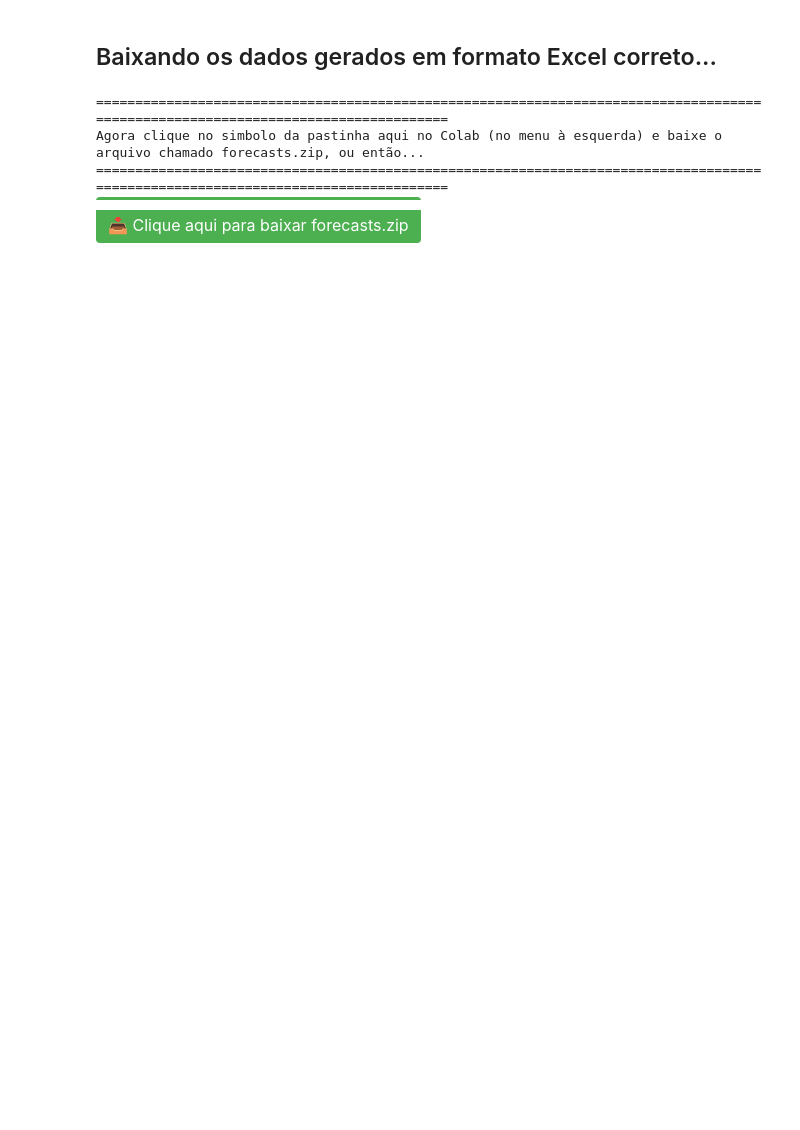
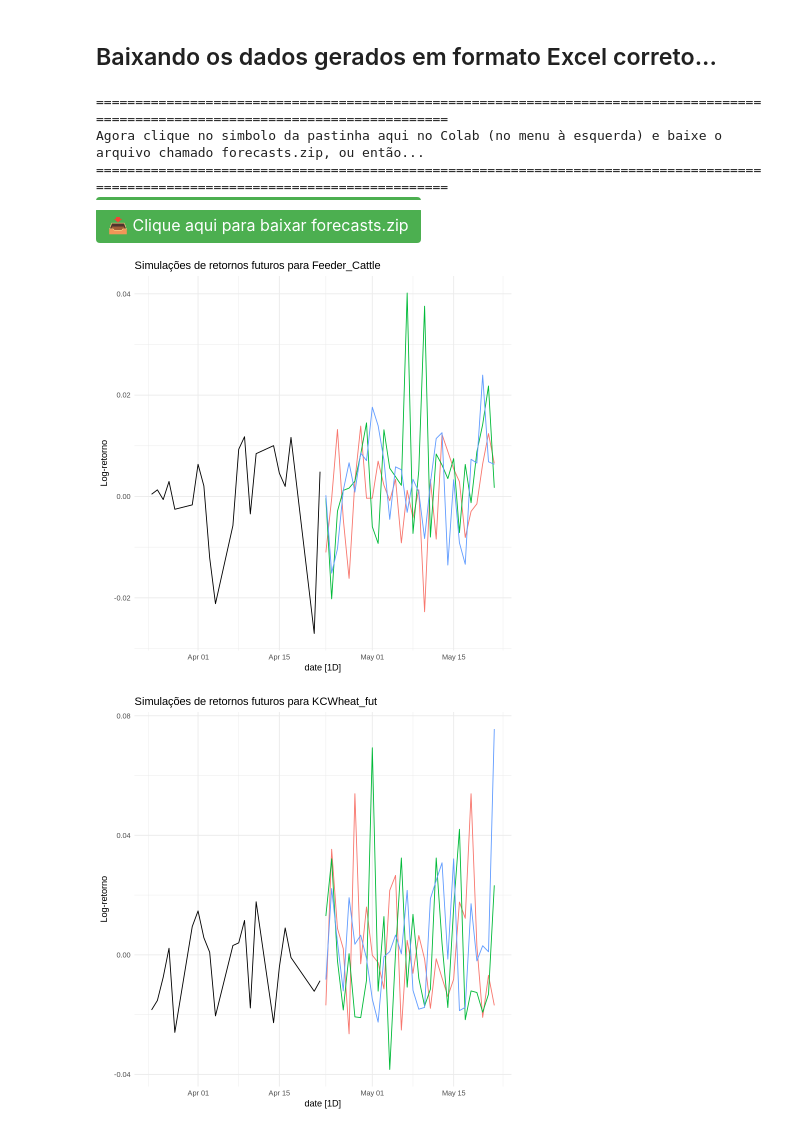
Before and after one commit to rhozon/Banca-FAE, a Jupyter notebook: Notebook_R_Forecasting_Scenarios.ipynb, the cells around one changed output. Cells and saved outputs as stored; diff of their text form; code cells hidden in the pictures; blank space fills up the shorter version.

```diff
--- a/Notebook_R_Forecasting_Scenarios.ipynb
+++ b/Notebook_R_Forecasting_Scenarios.ipynb
@@ -266,3 +271,33 @@ display_html('
 Agora clique no simbolo da pastinha aqui no Colab (no menu à esquerda) e baixe o arquivo chamado forecasts.zip, ou então...
 ==================================================================================================================================
 📥 Clique aqui para baixar forecasts.zip
+# %%
+# prompt: Gere o codigo em R pra plotar o grafico de cada ticker
+
+# Loop through each asset and create a plot
+for (asset in unique(sims_all$asset)) {
+  # Filter data for the current asset
+  asset_data <- sims_all %>% filter(asset == !!asset)
+
+  # Create the plot
+  p <- autoplot(
+    tsbl_returns %>% filter(asset == !!asset) %>% filter_index("2025-03-22" ~ .),
+    ret
+  ) +
+    geom_line(
+      aes(y = .sim, colour = as.factor(.rep)),
+      data = asset_data
+    ) +
+    labs(
+      title = paste("Simulações de retornos futuros para", asset),
+      y = "Log-retorno"
+    ) +
+    guides(colour = "none") +
+    theme_minimal()
+
+  # Print the plot
+  print(p)
+}
+# %% [output]
+[figure, added]
+[figure, added]
```
Also changed, not shown: parts of 4 cells of this notebook.
